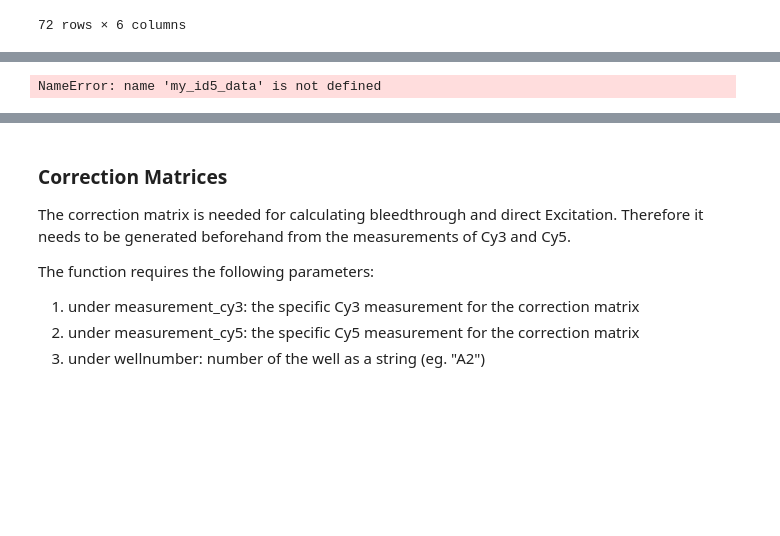
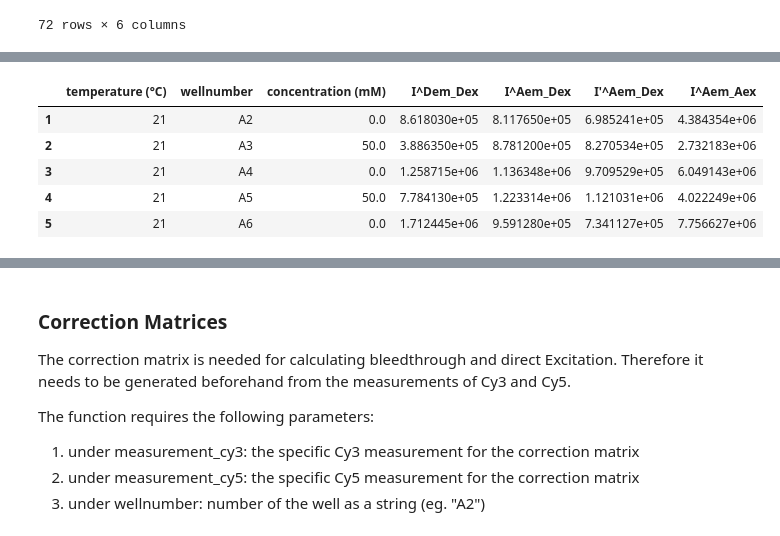
Before and after one commit to BoernerLab/blab_analysis, a Jupyter notebook: divices_example.ipynb, the cells around one changed output, grey strips where cells are left out. Saved outputs shown, nothing was run; the diff lists cells and outputs as text; code cells hidden in the pictures; blank space fills up the shorter version.

```diff
--- a/divices_example.ipynb
+++ b/divices_example.ipynb
@@ -296,7 +301,12 @@ my_id5_data.measurements["Measurement_1"].working_df
 # %%
+pd.options.mode.chained_assignment = None
 bt_d = 0.1314
-my_id5_data_calcBTcorr = my_id5_data.calculate_bt_correction(FRET_measurements, bt_d)
-my_id5_data.measurements["Measurement_1"].working_df.head()
-# nope!
+my_id5_data_bt_corr = my_id5_data.calculate_bt_correction(FRET_measurements, bt_d)
+my_id5_data.measurements["Measurement_1"].FRET_df.head()
 # %% [output]
-NameError: name 'my_id5_data' is not defined
+|  | temperature (°C) | wellnumber | concentration (mM) | I^Dem_Dex | I^Aem_Dex | I'^Aem_Dex | I^Aem_Aex |
+| 1 | 21 | A2 | 0.0 | 8.618030e+05 | 8.117650e+05 | 6.985241e+05 | 4.384354e+06 |
+| 2 | 21 | A3 | 50.0 | 3.886350e+05 | 8.781200e+05 | 8.270534e+05 | 2.732183e+06 |
+| 3 | 21 | A4 | 0.0 | 1.258715e+06 | 1.136348e+06 | 9.709529e+05 | 6.049143e+06 |
+| 4 | 21 | A5 | 50.0 | 7.784130e+05 | 1.223314e+06 | 1.121031e+06 | 4.022249e+06 |
+| 5 | 21 | A6 | 0.0 | 1.712445e+06 | 9.591280e+05 | 7.341127e+05 | 7.756627e+06 |
```
Also changed, not shown: parts of 25 cells of this notebook, 1 other file.
